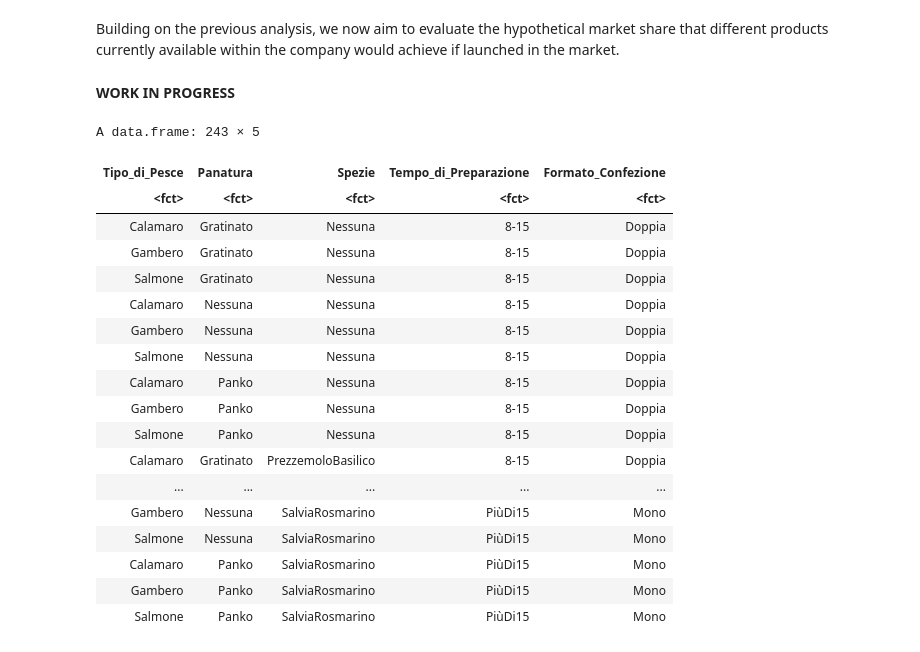
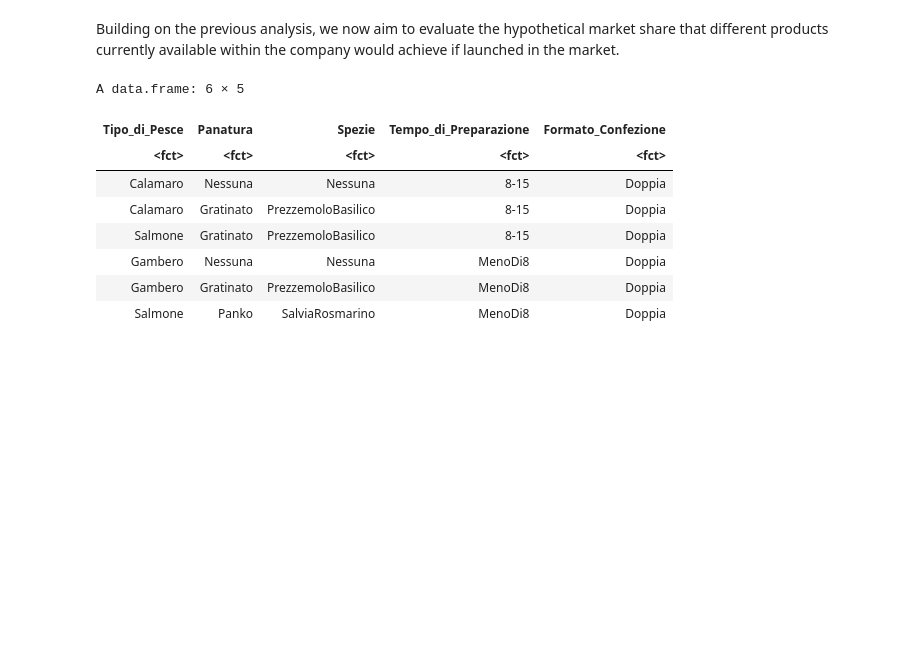
Before and after one commit to AngelicaLongo/Marketing-analytics-, a Jupyter notebook: Conjoint.ipynb, the cells around one changed output. Saved outputs shown, nothing was run; the diff lists cells and outputs as text; code cells hidden in the pictures; blank space fills up the shorter version.

```diff
--- a/Conjoint.ipynb
+++ b/Conjoint.ipynb
@@ -808,4 +785,13 @@ Building on the previous analysis, we now aim to evaluate the hypothetical marke
 # %%
-profiles <- profiles.all %>% slice(c(
+profiles <- profiles.all %>% slice(c(4,10,12,32,38,54))
+profiles
+# %% [output]
+A data.frame: 6 × 5
+| Tipo_di_Pesce | Panatura | Spezie | Tempo_di_Preparazione | Formato_Confezione |
+| <fct> | <fct> | <fct> | <fct> | <fct> |
+| Calamaro | Nessuna | Nessuna | 8-15 | Doppia |
+| Calamaro | Gratinato | PrezzemoloBasilico | 8-15 | Doppia |
+| Salmone | Gratinato | PrezzemoloBasilico | 8-15 | Doppia |
+| Gambero | Nessuna | Nessuna | MenoDi8 | Doppia |
+| Gambero | Gratinato | PrezzemoloBasilico | MenoDi8 | Doppia |
+| Salmone | Panko | SalviaRosmarino | MenoDi8 | Doppia |
-# %% [markdown]
-**WORK IN PROGRESS**
@@ -814,22 +797,0 @@ profiles <- profiles.all %>% slice(c(
-# %%
-profiles.all
-# %% [output]
-A data.frame: 243 × 5
-| Tipo_di_Pesce | Panatura | Spezie | Tempo_di_Preparazione | Formato_Confezione |
-| <fct> | <fct> | <fct> | <fct> | <fct> |
-| Calamaro | Gratinato | Nessuna | 8-15 | Doppia |
-| Gambero | Gratinato | Nessuna | 8-15 | Doppia |
-| Salmone | Gratinato | Nessuna | 8-15 | Doppia |
-| Calamaro | Nessuna | Nessuna | 8-15 | Doppia |
-| Gambero | Nessuna | Nessuna | 8-15 | Doppia |
-| Salmone | Nessuna | Nessuna | 8-15 | Doppia |
-| Calamaro | Panko | Nessuna | 8-15 | Doppia |
-| Gambero | Panko | Nessuna | 8-15 | Doppia |
-| Salmone | Panko | Nessuna | 8-15 | Doppia |
-| Calamaro | Gratinato | PrezzemoloBasilico | 8-15 | Doppia |
-| ... | ... | ... | ... | ... |
-| Gambero | Nessuna | SalviaRosmarino | PiùDi15 | Mono |
-| Salmone | Nessuna | SalviaRosmarino | PiùDi15 | Mono |
-| Calamaro | Panko | SalviaRosmarino | PiùDi15 | Mono |
-| Gambero | Panko | SalviaRosmarino | PiùDi15 | Mono |
-| Salmone | Panko | SalviaRosmarino | PiùDi15 | Mono |
```
Also changed, not shown: parts of 47 cells of this notebook.
